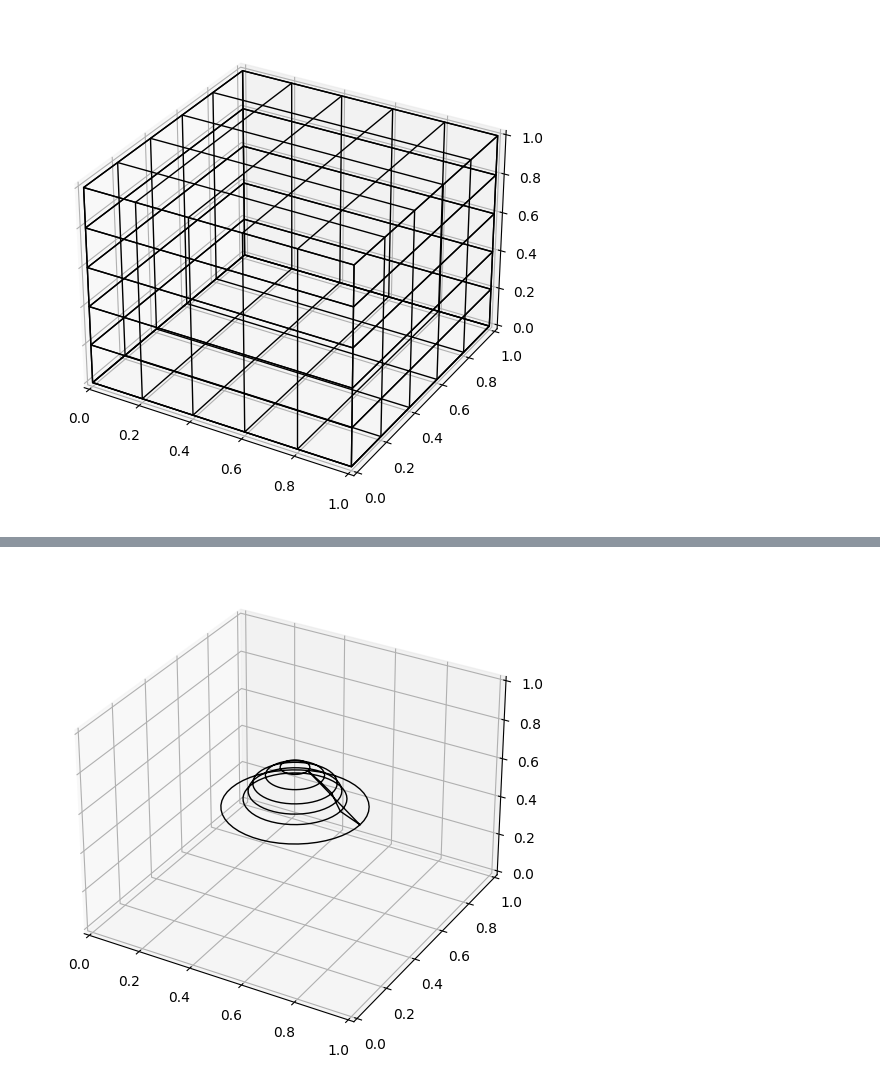
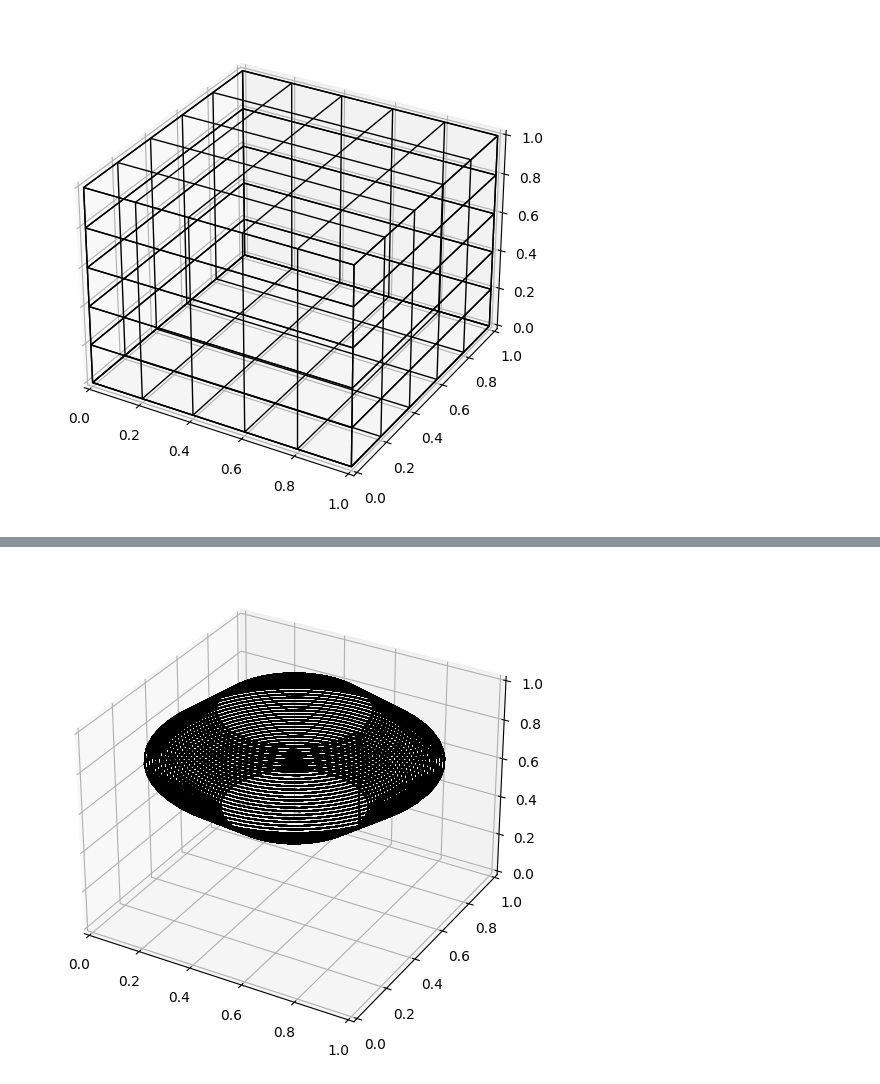
Before and after one commit to Beloin/PythonGraphicLibrary, a Jupyter notebook: wireframe_raster.ipynb, the cells around one changed output, grey strips where cells are left out. Saved outputs shown, nothing was run; the diff lists cells and outputs as text; code cells hidden in the pictures.

```diff
--- a/wireframe_raster.ipynb
+++ b/wireframe_raster.ipynb
@@ -62,23 +62,25 @@ plt.show()
 # %%
 plt.show()
 fig = plt.figure()
 ax = Axes3D(fig, auto_add_to_figure=False)
 fig.add_axes(ax)
 
-edges = wireframe.sphere(.5, circle_res=.5)
+edges = wireframe.sphere(.5, circle_res=.5, res=.5)
 
 poly = []
 verts = []
 counter = 0
 for vec3d in edges:
     p1 = vec3d[0]
-    p2 = vec3d[1]
     verts.append(p1)
-    verts.append(p2)
 
-poly = [verts]
+    if counter >= edges.sep():
+        poly.append(verts)
+        counter = 0
+    else:
+        counter += 1
 
 ax.add_collection3d(Poly3DCollection(poly, linewidths=1, alpha=0, edgecolors="black"))
 plt.show()
 # %% [output]
-[figure, old version]
+[figure, new version]
```
Also changed, not shown: parts of 1 cell of this notebook, 1 other file.
